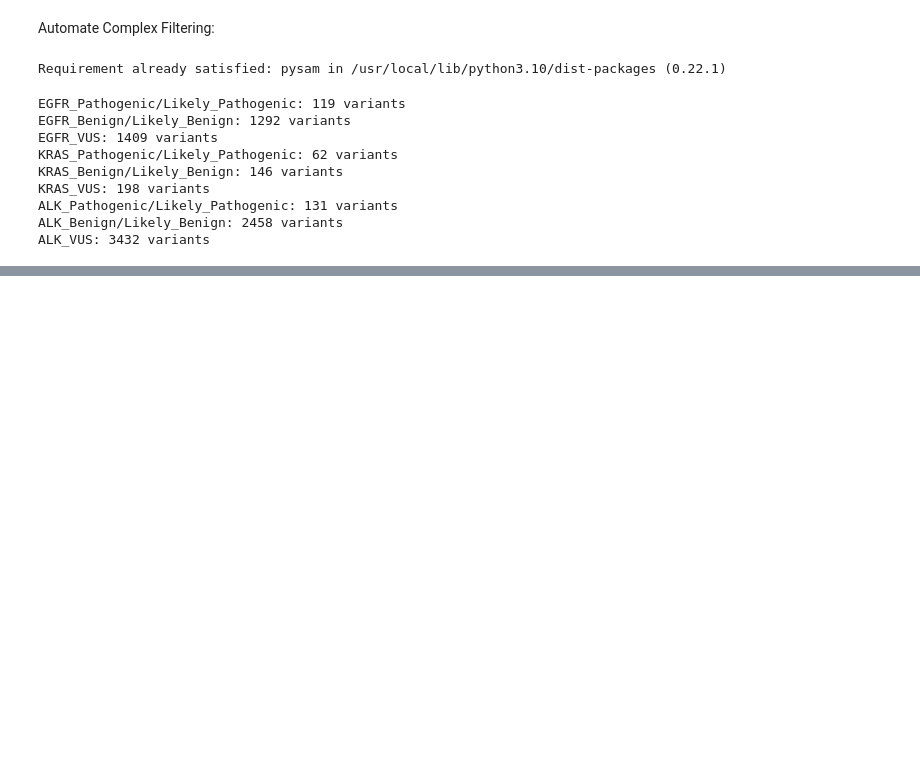
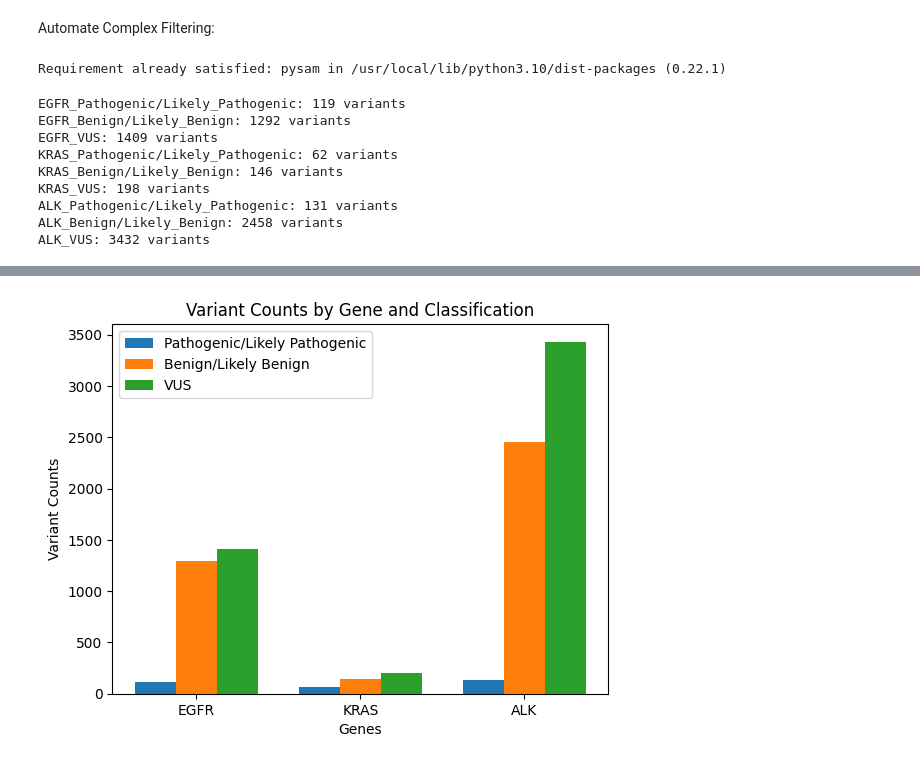
Before and after one commit to InbalBolshinsky/multi-modal-mutation-detector, a Jupyter notebook: Multi-Modal_Mutation_Detector.ipynb, the cells around one changed output, grey strips where cells are left out. Saved outputs shown, nothing was run; the diff lists cells and outputs as text; code cells hidden in the pictures; blank space fills up the shorter version.

Commit message:
Visualizing the data

```diff
--- a/Multi-Modal_Mutation_Detector.ipynb
+++ b/Multi-Modal_Mutation_Detector.ipynb
@@ -121,0 +125,25 @@ df.head()
+# %%
+import matplotlib.pyplot as plt
+
+# Data for visualization
+genes = ["EGFR", "KRAS", "ALK"]
+pathogenic_counts = [119, 62, 131]
+benign_counts = [1292, 146, 2458]
+vus_counts = [1409, 198, 3432]
+
+# Plotting
+bar_width = 0.25
+x = range(len(genes))
+
+plt.bar(x, pathogenic_counts, width=bar_width, label="Pathogenic/Likely Pathogenic")
+plt.bar([p + bar_width for p in x], benign_counts, width=bar_width, label="Benign/Likely Benign")
+plt.bar([p + 2 * bar_width for p in x], vus_counts, width=bar_width, label="VUS")
+
+plt.xticks([p + bar_width for p in x], genes)
+plt.xlabel("Genes")
+plt.ylabel("Variant Counts")
+plt.title("Variant Counts by Gene and Classification")
+plt.legend()
+plt.show()
+# %% [output]
+[figure, added]
```
Also changed, not shown: parts of 2 cells of this notebook.
